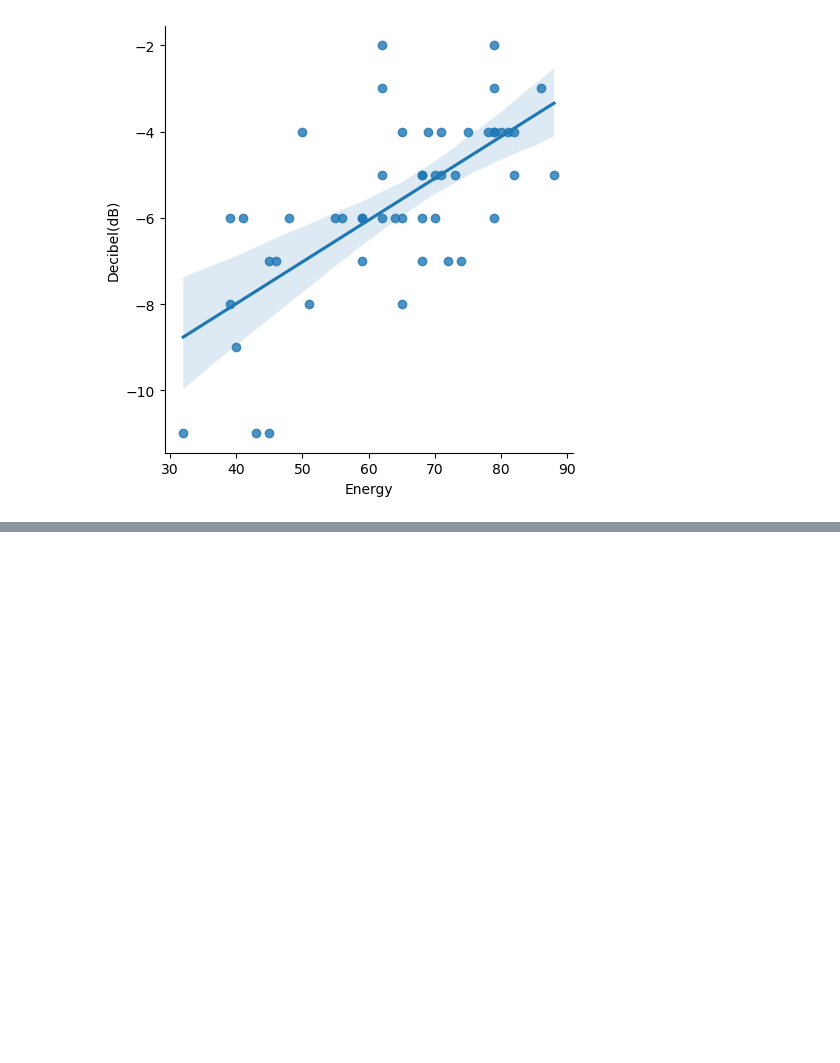
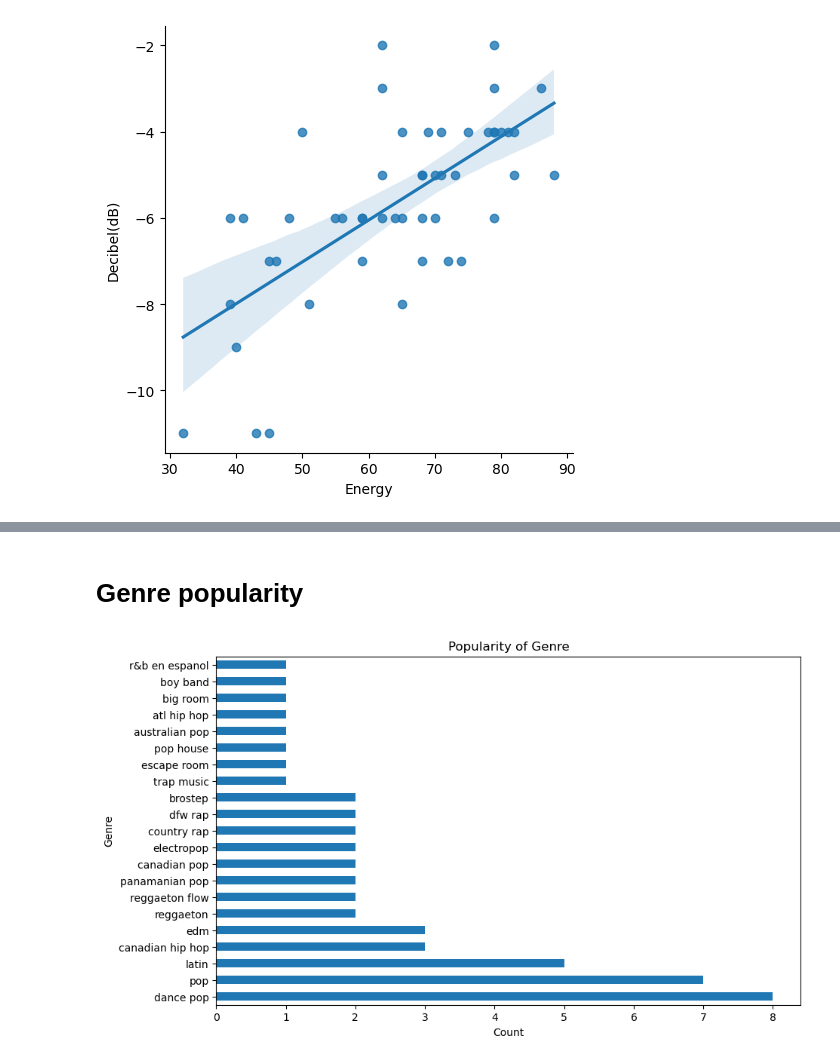
Before and after one commit to georgemcculloch/SpotifyEDA, a Jupyter notebook: NoteBook/spotifyeda.ipynb, the cells around one changed output, grey strips where cells are left out. Cells and saved outputs as stored; diff of their text form; code cells hidden in the pictures; blank space fills up the shorter version.

```diff
--- a/NoteBook/spotifyeda.ipynb
+++ b/NoteBook/spotifyeda.ipynb
@@ -143,0 +156,12 @@ plt.show()
+# %% [markdown]
+# Genre popularity
+# %%
+plt.figure(figsize=(10, 6))
+df['Genre'].value_counts().plot(kind='barh')
+plt.title('Popularity of Genre')
+plt.xlabel('Count')
+plt.ylabel('Genre')
+plt.xticks(rotation=0)
+plt.show()
+# %% [output]
+[figure, added]
```
Also changed, not shown: parts of 2 cells of this notebook.
